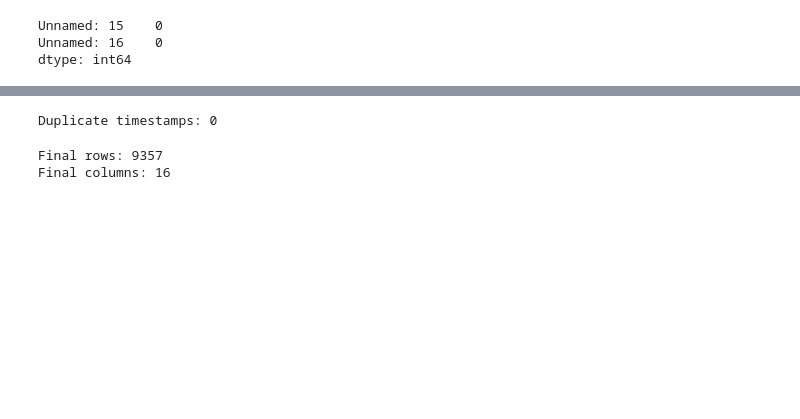
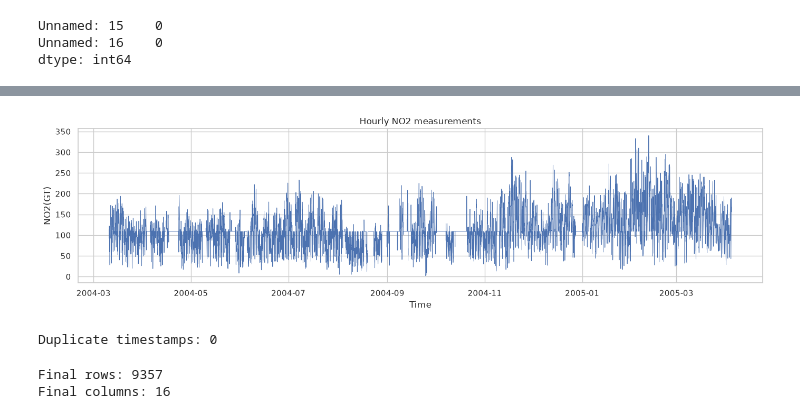
Before and after one commit to ChloeKC/healthyair, a Jupyter notebook: notebooks/data_cleaning.ipynb, the cells around one changed output, grey strips where cells are left out. Cells and saved outputs as stored; diff of their text form; code cells hidden in the pictures; blank space fills up the shorter version.

```diff
--- a/notebooks/data_cleaning.ipynb
+++ b/notebooks/data_cleaning.ipynb
@@ -216,3 +289,13 @@ if "timestamp" in df_clean and "NO2(GT)" in df_clean:
+# %%
+if "Datetime" in df_clean and "NO2(GT)" in df_clean:
+    p = df_clean[["Datetime", "NO2(GT)"]].dropna().sort_values("Datetime")
+    plt.figure(figsize=(14, 4))
+    plt.plot(p.Datetime, p["NO2(GT)"], linewidth=.6)
+    plt.xlabel("Time"); plt.ylabel("NO2(GT)")
+    plt.title("Hourly NO2 measurements")
+    plt.tight_layout(); plt.show()
+# %% [output]
+[figure, added]
 # %%
 print("Duplicate timestamps:", df_clean["Datetime"].duplicated().sum())
 # %% [output]
```
Also changed, not shown: parts of 28 cells of this notebook, 15 other files.
